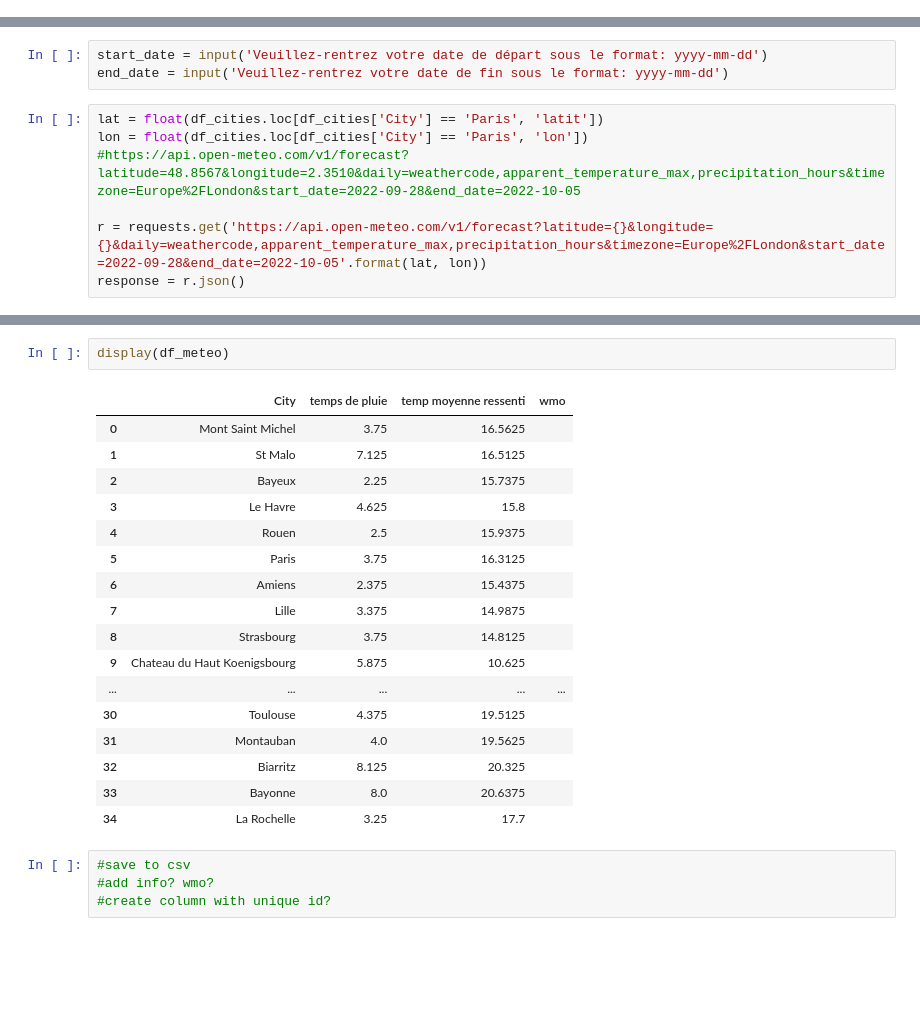
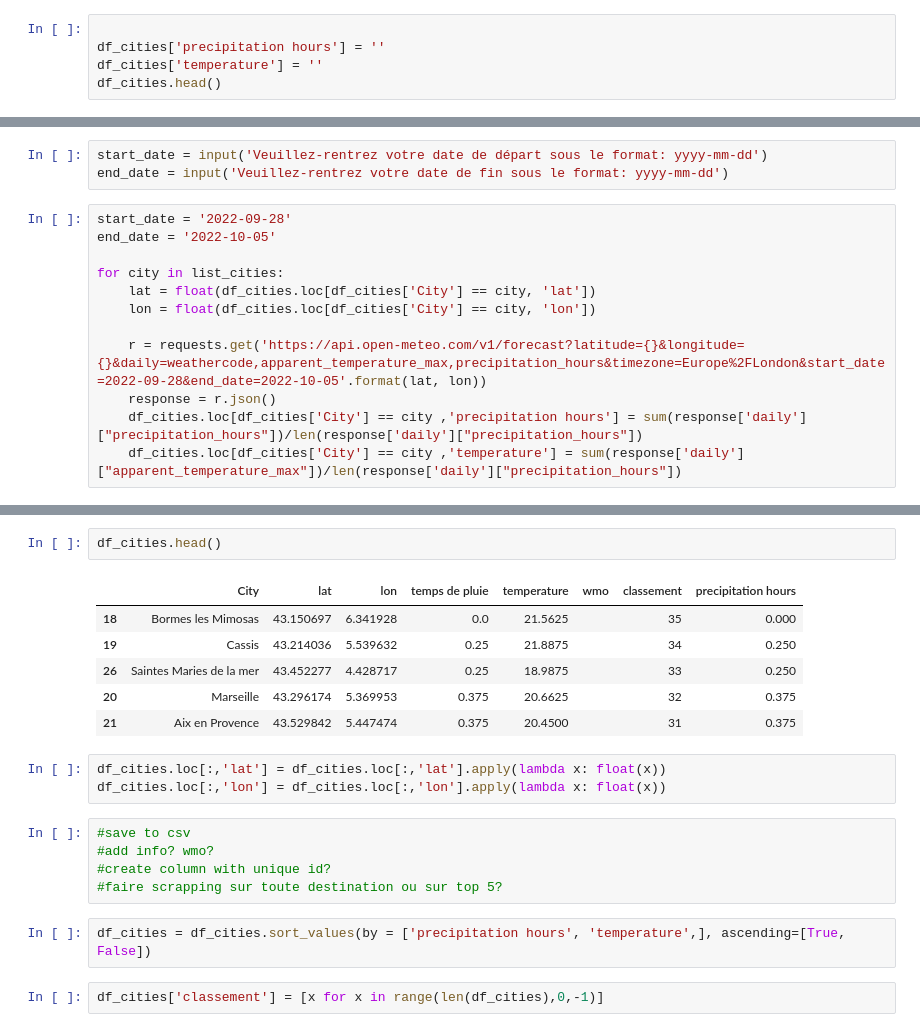
Before and after one commit to Flo-98/Bloc_1_Project_Kayak, a Jupyter notebook: kayak_project.ipynb, the cells around one changed output, grey strips where cells are left out. Cells and saved outputs as stored; diff of their text form; blank space fills up the shorter version.

Commit message:
graphs et scrap ok

```diff
--- a/kayak_project.ipynb
+++ b/kayak_project.ipynb
@@ -102,0 +94,5 @@ df_meteo.head()
+# %%
+
+df_cities['precipitation hours'] = ''
+df_cities['temperature'] = ''
+df_cities.head()
@@ -104,9 +107,14 @@ df_meteo.head()
 start_date = input('Veuillez-rentrez votre date de départ sous le format: yyyy-mm-dd')
 end_date = input('Veuillez-rentrez votre date de fin sous le format: yyyy-mm-dd')
 # %%
-lat = float(df_cities.loc[df_cities['City'] == 'Paris', 'latit'])
-lon = float(df_cities.loc[df_cities['City'] == 'Paris', 'lon'])
-#https://api.open-meteo.com/v1/forecast?latitude=48.8567&longitude=2.3510&daily=weathercode,apparent_temperature_max,precipitation_hours&timezone=Europe%2FLondon&start_date=2022-09-28&end_date=2022-10-05
+start_date = '2022-09-28'
+end_date = '2022-10-05'
 
-r = requests.get('https://api.open-meteo.com/v1/forecast?latitude={}&longitude={}&daily=weathercode,apparent_temperature_max,precipitation_hours&timezone=Europe%2FLondon&start_date=2022-09-28&end_date=2022-10-05'.format(lat, lon))
-response = r.json()
+for city in list_cities:
+    lat = float(df_cities.loc[df_cities['City'] == city, 'lat'])
+    lon = float(df_cities.loc[df_cities['City'] == city, 'lon'])
+
+    r = requests.get('https://api.open-meteo.com/v1/forecast?latitude={}&longitude={}&daily=weathercode,apparent_temperature_max,precipitation_hours&timezone=Europe%2FLondon&start_date=2022-09-28&end_date=2022-10-05'.format(lat, lon))
+    response = r.json()
+    df_cities.loc[df_cities['City'] == city ,'precipitation hours'] = sum(response['daily']["precipitation_hours"])/len(response['daily']["precipitation_hours"])
+    df_cities.loc[df_cities['City'] == city ,'temperature'] = sum(response['daily']["apparent_temperature_max"])/len(response['daily']["precipitation_hours"])
@@ -130,24 +121,21 @@ for city in list_cities:
-# %%
-display(df_meteo)
-# %% [output]
-|  | City | temps de pluie | temp moyenne ressenti | wmo |
-| 0 | Mont Saint Michel | 3.75 | 16.5625 |  |
-| 1 | St Malo | 7.125 | 16.5125 |  |
-| 2 | Bayeux | 2.25 | 15.7375 |  |
-| 3 | Le Havre | 4.625 | 15.8 |  |
-| 4 | Rouen | 2.5 | 15.9375 |  |
-| 5 | Paris | 3.75 | 16.3125 |  |
-| 6 | Amiens | 2.375 | 15.4375 |  |
-| 7 | Lille | 3.375 | 14.9875 |  |
-| 8 | Strasbourg | 3.75 | 14.8125 |  |
-| 9 | Chateau du Haut Koenigsbourg | 5.875 | 10.625 |  |
-| ... | ... | ... | ... | ... |
-| 30 | Toulouse | 4.375 | 19.5125 |  |
-| 31 | Montauban | 4.0 | 19.5625 |  |
-| 32 | Biarritz | 8.125 | 20.325 |  |
-| 33 | Bayonne | 8.0 | 20.6375 |  |
-| 34 | La Rochelle | 3.25 | 17.7 |  |
+# %%
+df_cities.head()
+# %% [output]
+|  | City | lat | lon | temps de pluie | temperature | wmo | classement | precipitation hours |
+| 18 | Bormes les Mimosas | 43.150697 | 6.341928 | 0.0 | 21.5625 |  | 35 | 0.000 |
+| 19 | Cassis | 43.214036 | 5.539632 | 0.25 | 21.8875 |  | 34 | 0.250 |
+| 26 | Saintes Maries de la mer | 43.452277 | 4.428717 | 0.25 | 18.9875 |  | 33 | 0.250 |
+| 20 | Marseille | 43.296174 | 5.369953 | 0.375 | 20.6625 |  | 32 | 0.375 |
+| 21 | Aix en Provence | 43.529842 | 5.447474 | 0.375 | 20.4500 |  | 31 | 0.375 |
+# %%
+df_cities.loc[:,'lat'] = df_cities.loc[:,'lat'].apply(lambda x: float(x))
+df_cities.loc[:,'lon'] = df_cities.loc[:,'lon'].apply(lambda x: float(x))
 # %%
 #save to csv
 #add info? wmo?
 #create column with unique id?
+#faire scrapping sur toute destination ou sur top 5?
+# %%
+df_cities = df_cities.sort_values(by = ['precipitation hours', 'temperature',], ascending=[True, False])
+# %%
+df_cities['classement'] = [x for x in range(len(df_cities),0,-1)]
```
Also changed, not shown: parts of 17 cells of this notebook, 1 other file.
